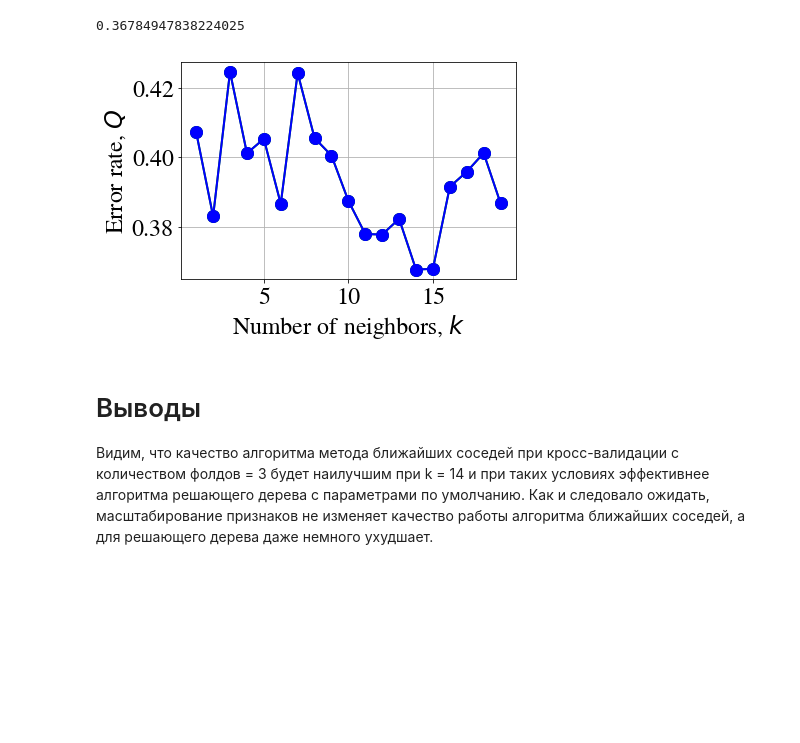
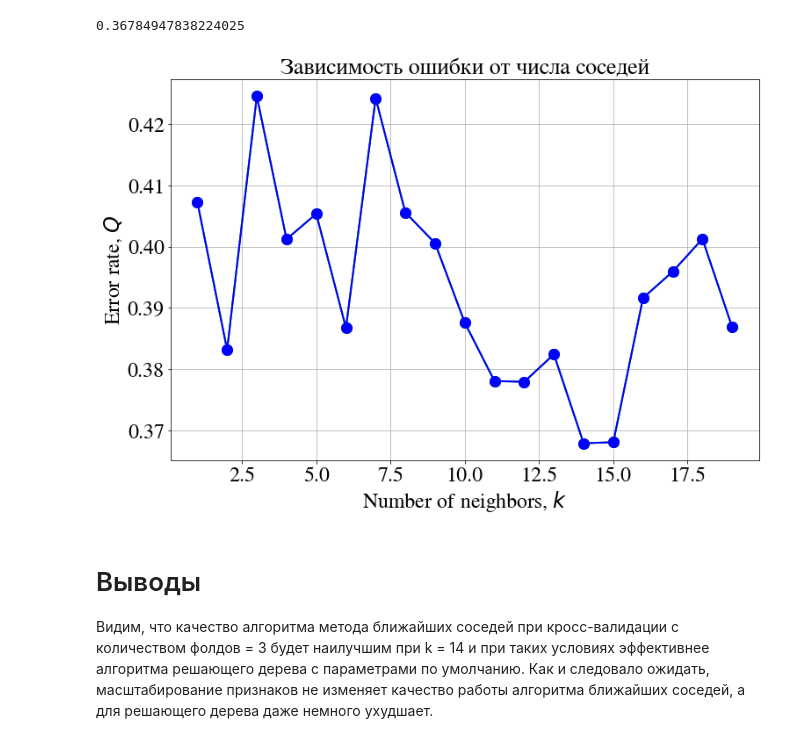
Before and after one commit to Intelligent-Systems-Phystech/StartCode, a Jupyter notebook: Selikhanovych2018Problem17/main.ipynb, the cells around one changed output. Saved outputs shown, nothing was run; the diff lists cells and outputs as text; code cells hidden in the pictures; blank space fills up the shorter version.

```diff
--- a/Selikhanovych2018Problem17/main.ipynb
+++ b/Selikhanovych2018Problem17/main.ipynb
@@ -8,7 +10,7 @@ import pandas as pd
 import sklearn as sc
 import numpy as np
 import matplotlib.pyplot as plt
-from sklearn import tree, model_selection
+from sklearn import tree, model_selection, metrics
 from sklearn.neighbors import KNeighborsClassifier
 from sklearn.preprocessing import StandardScaler
 plt.rcParams['font.family'] = 'serif'
@@ -18,11 +20,12 @@ plt.rcParams['lines.markersize'] = 12
 plt.rcParams['xtick.labelsize'] = 24
 plt.rcParams['ytick.labelsize'] = 24
 plt.rcParams['legend.fontsize'] = 24
-plt.rcParams['axes.titlesize'] = 36
+plt.rcParams['axes.titlesize'] = 26
 plt.rcParams['axes.labelsize'] = 24
 # %%
 columnNames = ['Id','RI', 'Na', 'Mg', 'Al', 'Si', 'K', 'Ca', 'Ba', 'Fe', 'Type of glass']
-data = pd.read_csv('https://archive.ics.uci.edu/ml/machine-learning-databases/glass/glass.data', names = columnNames, header=None)
+data = pd.read_csv('https://archive.ics.uci.edu/ml/machine-learning-databases/glass/glass.data',
+                   names = columnNames, header=None)
 # %%
 df = data.drop(list(data)[0], 1)
 df.head()
@@ -91,15 +94,17 @@ min(res1)
 # %% [output]
 0.36784947838224025
 # %%
-fig, ax = plt.subplots(1, 1)
+fig, ax = plt.subplots(figsize=(12, 8))
 plt.xlabel('Number of neighbors, $k$')
 plt.ylabel('Error rate, $Q$')
 plt.plot(k, res, 'g-', marker='o')
 plt.plot(k, res1, 'b-', marker='o')
+ax.set_title('Зависимость ошибки от числа соседей')
 plt.grid()
-plt.savefig('1.svg')
+plt.show()
+fig.savefig('1.svg')
 # %% [output]
-[figure, old version]
+[figure, new version]
 # %% [markdown]
 # Выводы
 Видим, что качество алгоритма метода ближайших соседей при кросс-валидации с количеством фолдов = 3 будет наилучшим при k = 14 и при таких условиях эффективнее алгоритма решающего дерева с параметрами по умолчанию. Как и следовало ожидать, масштабирование признаков не изменяет качество работы алгоритма ближайших соседей, а для решающего дерева даже немного ухудшает.
```
Also changed, not shown: parts of 5 cells of this notebook, 1 other file.
